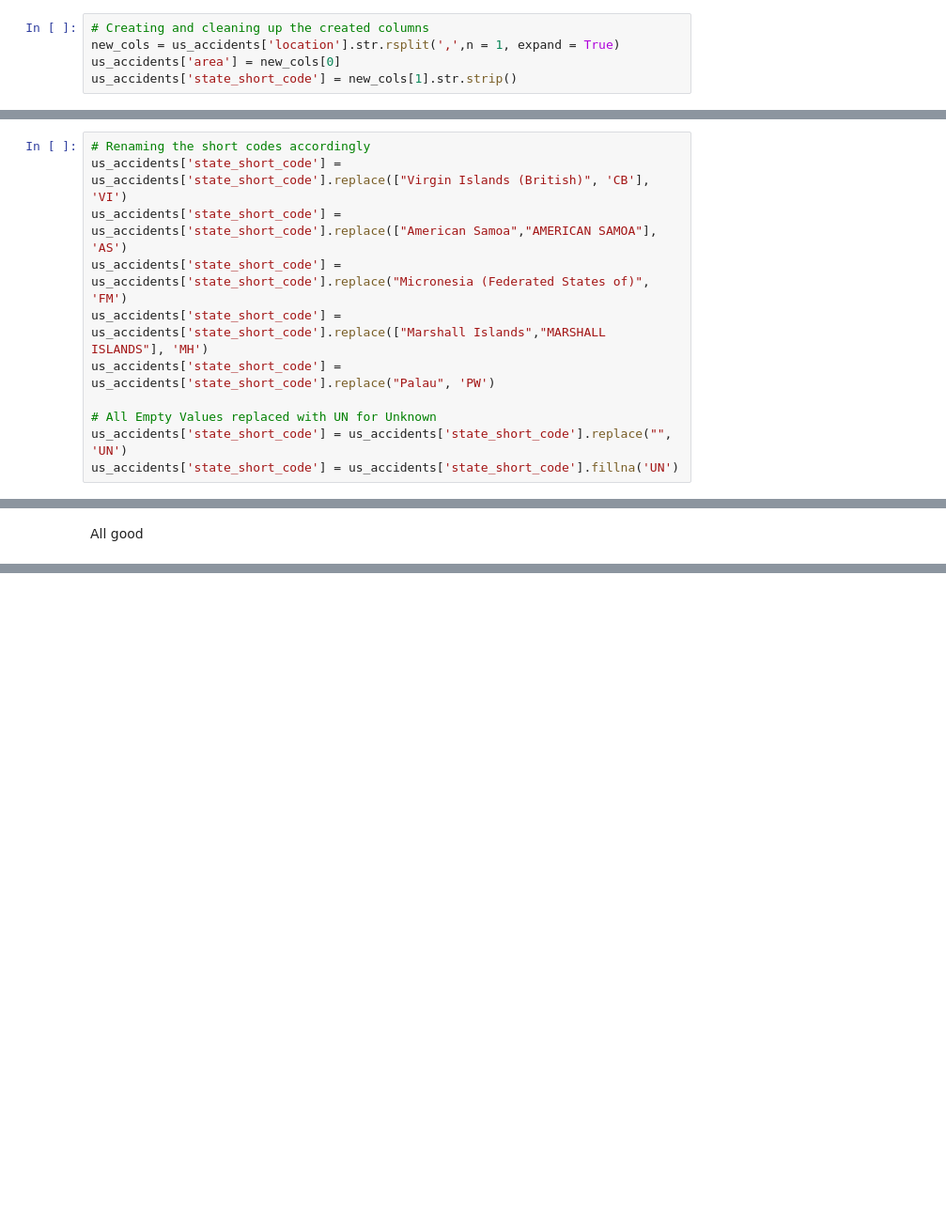
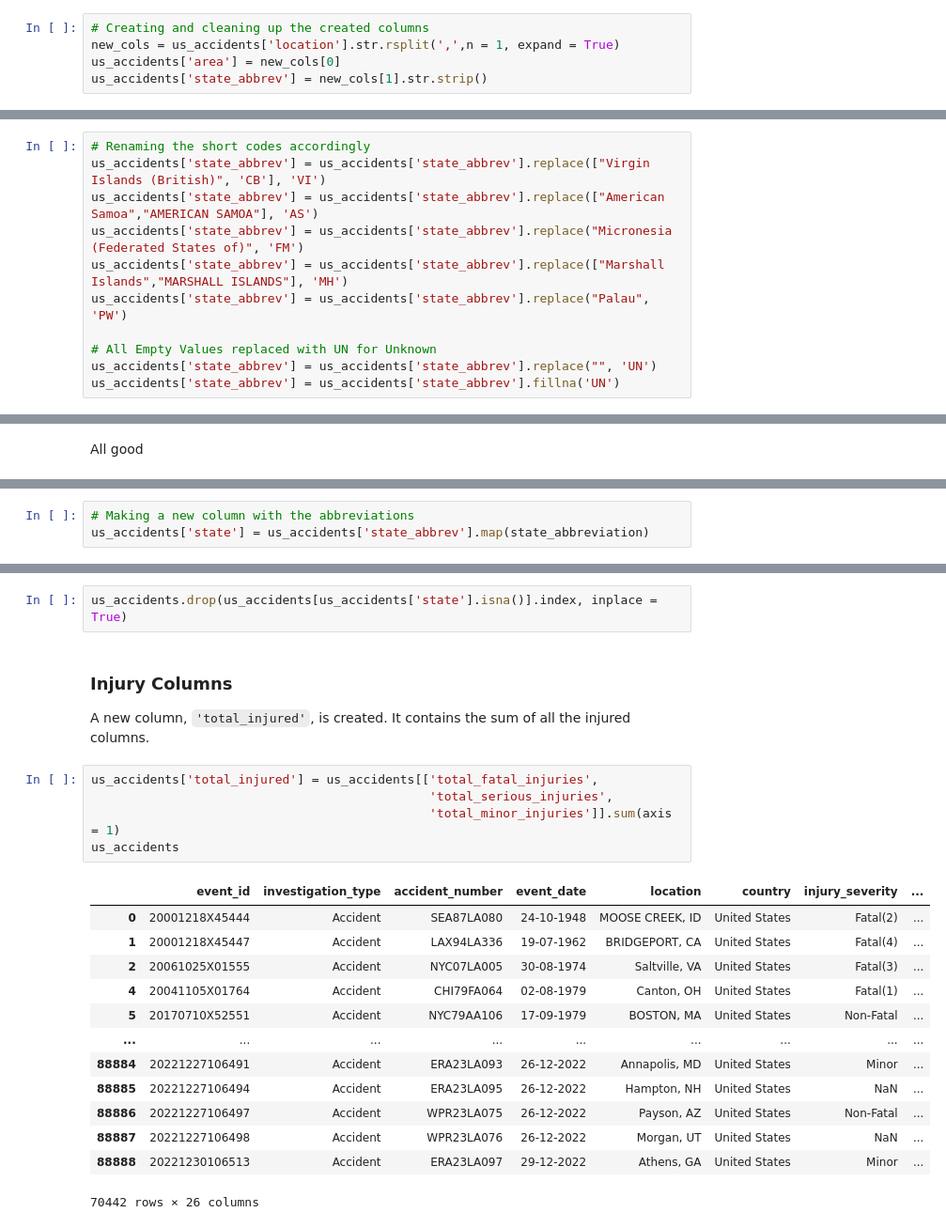
Before and after one commit to M-Nesphory/Aviation_Accident_Project, a Jupyter notebook: notebook.ipynb, the cells around one changed output, grey strips where cells are left out. Shown at 94% size. Saved outputs shown, nothing was run; the diff lists cells and outputs as text; blank space fills up the shorter version.

```diff
--- a/notebook.ipynb
+++ b/notebook.ipynb
@@ -402,6 +401,6 @@ Due to input errors, especially among the US Territories, manual replacements ha
 # Creating and cleaning up the created columns
 new_cols = us_accidents['location'].str.rsplit(',',n = 1, expand = True)
 us_accidents['area'] = new_cols[0]
-us_accidents['state_short_code'] = new_cols[1].str.strip()
+us_accidents['state_abbrev'] = new_cols[1].str.strip()
 # %%
 # pd.set_option('display.max_rows', None)
@@ -422,13 +421,13 @@ Name: state_short_code, Length: 68, dtype: int64
 # %%
 # Renaming the short codes accordingly
-us_accidents['state_short_code'] = us_accidents['state_short_code'].replace(["Virgin Islands (British)", 'CB'], 'VI')
-us_accidents['state_short_code'] = us_accidents['state_short_code'].replace(["American Samoa","AMERICAN SAMOA"], 'AS')
-us_accidents['state_short_code'] = us_accidents['state_short_code'].replace("Micronesia (Federated States of)", 'FM')
-us_accidents['state_short_code'] = us_accidents['state_short_code'].replace(["Marshall Islands","MARSHALL ISLANDS"], 'MH')
-us_accidents['state_short_code'] = us_accidents['state_short_code'].replace("Palau", 'PW')
+us_accidents['state_abbrev'] = us_accidents['state_abbrev'].replace(["Virgin Islands (British)", 'CB'], 'VI')
+us_accidents['state_abbrev'] = us_accidents['state_abbrev'].replace(["American Samoa","AMERICAN SAMOA"], 'AS')
+us_accidents['state_abbrev'] = us_accidents['state_abbrev'].replace("Micronesia (Federated States of)", 'FM')
+us_accidents['state_abbrev'] = us_accidents['state_abbrev'].replace(["Marshall Islands","MARSHALL ISLANDS"], 'MH')
+us_accidents['state_abbrev'] = us_accidents['state_abbrev'].replace("Palau", 'PW')
 
 # All Empty Values replaced with UN for Unknown
-us_accidents['state_short_code'] = us_accidents['state_short_code'].replace("", 'UN')
-us_accidents['state_short_code'] = us_accidents['state_short_code'].fillna('UN')
+us_accidents['state_abbrev'] = us_accidents['state_abbrev'].replace("", 'UN')
+us_accidents['state_abbrev'] = us_accidents['state_abbrev'].fillna('UN')
 # %%
 # pd.set_option('display.max_rows', None)
@@ -470,0 +517,3 @@ memory usage: 12.7+ MB
+# %%
+# Making a new column with the abbreviations
+us_accidents['state'] = us_accidents['state_abbrev'].map(state_abbreviation)
@@ -470,0 +542,25 @@ memory usage: 12.7+ MB
+# %%
+us_accidents.drop(us_accidents[us_accidents['state'].isna()].index, inplace = True)
+# %% [markdown]
+### Injury Columns
+
+A new column, `'total_injured'`, is created. It contains the sum of all the injured columns.
+# %%
+us_accidents['total_injured'] = us_accidents[['total_fatal_injuries',
+                                              'total_serious_injuries',
+                                              'total_minor_injuries']].sum(axis = 1)
+us_accidents
+# %% [output]
+|  | event_id | investigation_type | accident_number | event_date | location | country | injury_severity | ... |
+| 0 | 20001218X45444 | Accident | SEA87LA080 | 24-10-1948 | MOOSE CREEK, ID | United States | Fatal(2) | ... |
+| 1 | 20001218X45447 | Accident | LAX94LA336 | 19-07-1962 | BRIDGEPORT, CA | United States | Fatal(4) | ... |
+| 2 | 20061025X01555 | Accident | NYC07LA005 | 30-08-1974 | Saltville, VA | United States | Fatal(3) | ... |
+| 4 | 20041105X01764 | Accident | CHI79FA064 | 02-08-1979 | Canton, OH | United States | Fatal(1) | ... |
+| 5 | 20170710X52551 | Accident | NYC79AA106 | 17-09-1979 | BOSTON, MA | United States | Non-Fatal | ... |
+| ... | ... | ... | ... | ... | ... | ... | ... | ... |
+| 88884 | 20221227106491 | Accident | ERA23LA093 | 26-12-2022 | Annapolis, MD | United States | Minor | ... |
+| 88885 | 20221227106494 | Accident | ERA23LA095 | 26-12-2022 | Hampton, NH | United States | NaN | ... |
+| 88886 | 20221227106497 | Accident | WPR23LA075 | 26-12-2022 | Payson, AZ | United States | Non-Fatal | ... |
+| 88887 | 20221227106498 | Accident | WPR23LA076 | 26-12-2022 | Morgan, UT | United States | NaN | ... |
+| 88888 | 20221230106513 | Accident | ERA23LA097 | 29-12-2022 | Athens, GA | United States | Minor | ... |
+70442 rows × 26 columns
```
Also changed, not shown: parts of 32 cells of this notebook.
